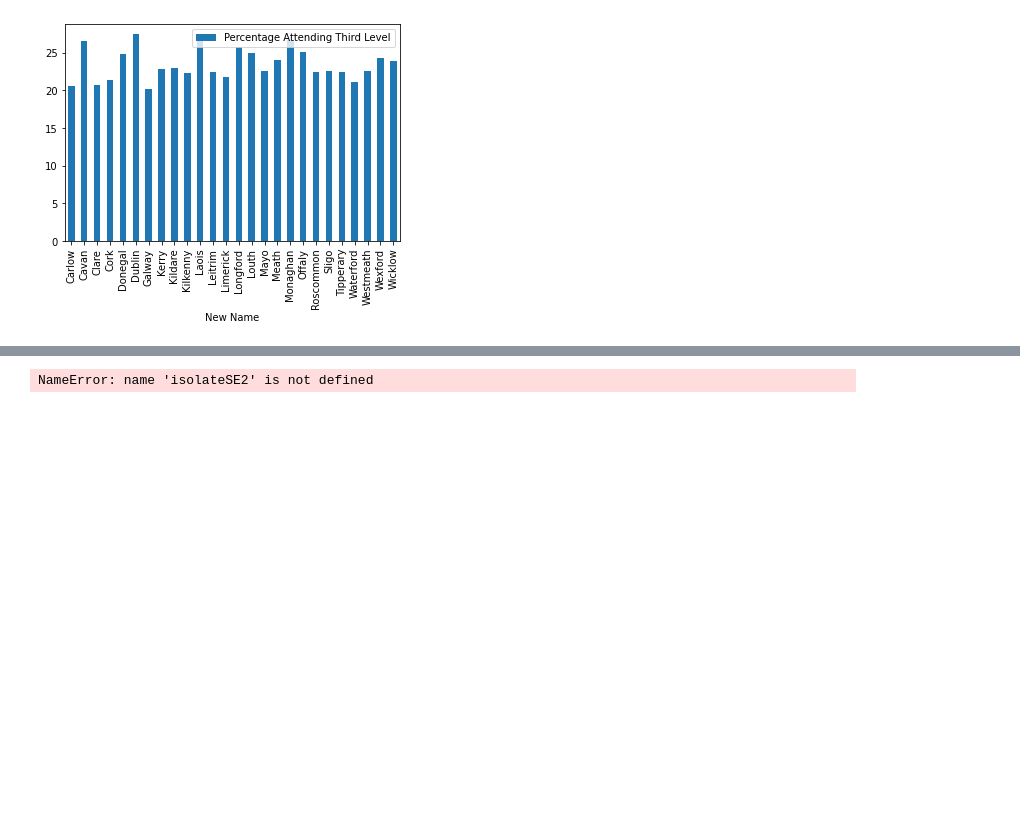
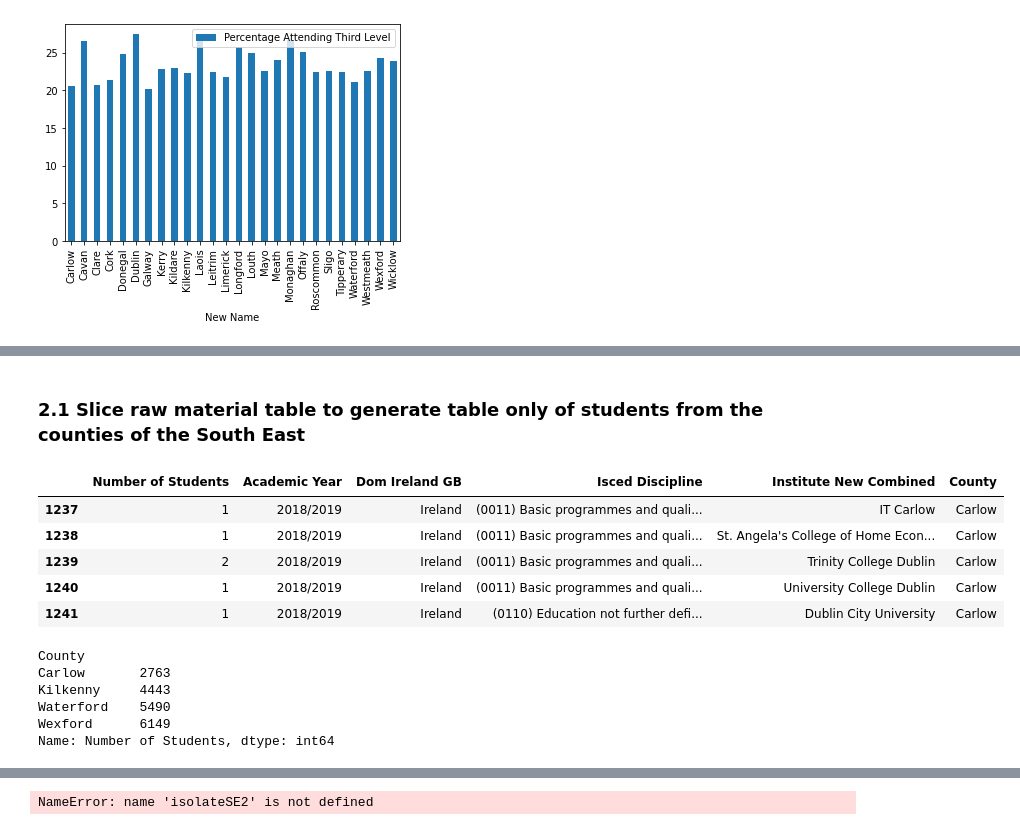
Before and after one commit to rhayeswaterford/UCDProject, a Jupyter notebook: Richard Hayes UCD Project.ipynb, the cells around one changed output, grey strips where cells are left out. Saved outputs shown, nothing was run; the diff lists cells and outputs as text; code cells hidden in the pictures; blank space fills up the shorter version.

```diff
--- a/Richard Hayes UCD Project.ipynb
+++ b/Richard Hayes UCD Project.ipynb
@@ -332,0 +348,24 @@ merged_population_counties.plot(x="New Name", y="Percentage Attending Third Leve
+# %% [markdown]
+### 2.1 Slice raw material table to generate table only of students from the counties of the South East
+# %%
+SE_counties=["Carlow", "Kilkenny", "Waterford", "Wexford"]
+# %%
+SE_counties_enrolment=raw_material [raw_material["County"].isin(SE_counties)]
+# %%
+SE_counties_enrolment.head()
+# %% [output]
+|  | Number of Students | Academic Year | Dom Ireland GB | Isced Discipline | Institute New Combined | County |
+| 1237 | 1 | 2018/2019 | Ireland | (0011) Basic programmes and quali... | IT Carlow | Carlow |
+| 1238 | 1 | 2018/2019 | Ireland | (0011) Basic programmes and quali... | St. Angela's College of Home Econ... | Carlow |
+| 1239 | 2 | 2018/2019 | Ireland | (0011) Basic programmes and quali... | Trinity College Dublin | Carlow |
+| 1240 | 1 | 2018/2019 | Ireland | (0011) Basic programmes and quali... | University College Dublin | Carlow |
+| 1241 | 1 | 2018/2019 | Ireland | (0110) Education not further defi... | Dublin City University | Carlow |
+# %%
+print(SE_counties_enrolment.groupby("County") ["Number of Students"].sum())
+# %% [output]
+County
+Carlow       2763
+Kilkenny     4443
+Waterford    5490
+Wexford      6149
+Name: Number of Students, dtype: int64
```
Also changed, not shown: parts of 45 cells of this notebook.
